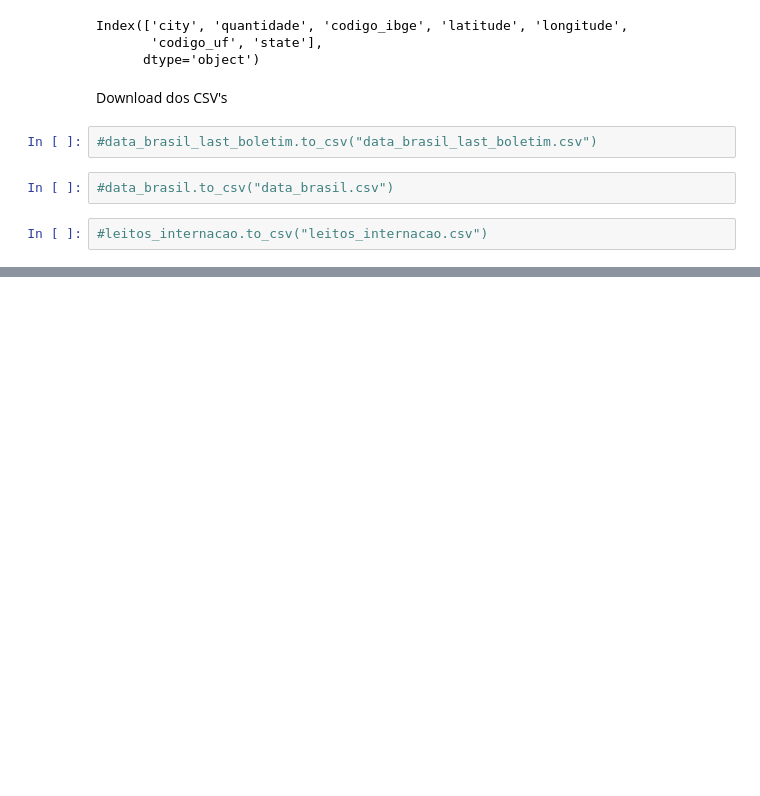
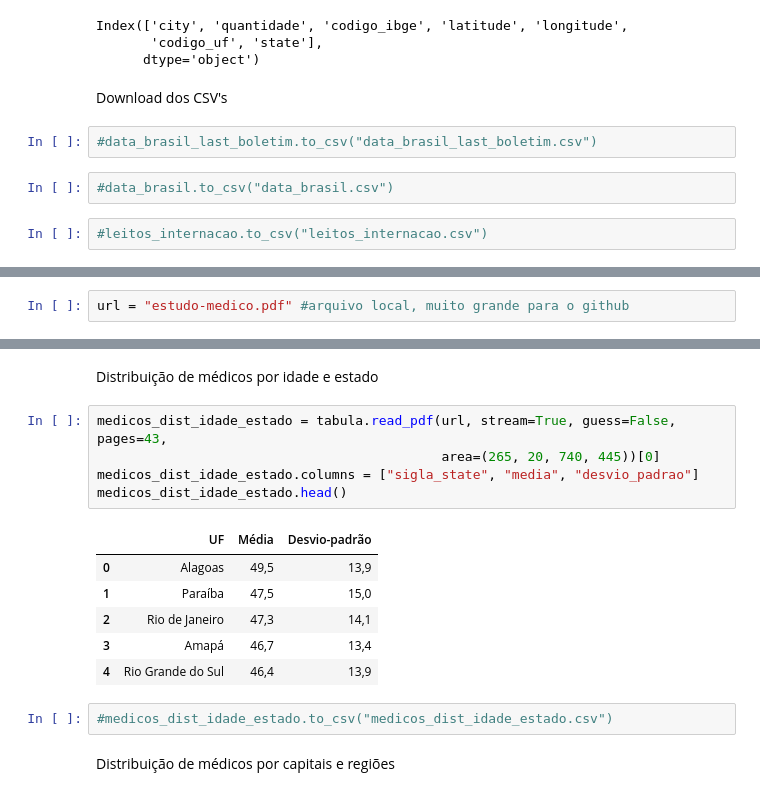
Before and after one commit to vilsonrodrigues/COVID19, a Jupyter notebook: Fraterno20.ipynb, the cells around one changed output, grey strips where cells are left out. Cells and saved outputs as stored; diff of their text form; blank space fills up the shorter version.

```diff
--- a/Fraterno20.ipynb
+++ b/Fraterno20.ipynb
@@ -314,0 +251,2 @@ if __name__ == "__main__": #Verificar
+# %%
+url = "estudo-medico.pdf" #arquivo local, muito grande para o github
@@ -314,0 +263,18 @@ if __name__ == "__main__": #Verificar
+# %% [markdown]
+Distribuição de médicos por idade e estado
+# %%
+medicos_dist_idade_estado = tabula.read_pdf(url, stream=True, guess=False, pages=43,
+                                            area=(265, 20, 740, 445))[0]
+medicos_dist_idade_estado.columns = ["sigla_state", "media", "desvio_padrao"]
+medicos_dist_idade_estado.head()
+# %% [output]
+|  | UF | Média | Desvio-padrão |
+| 0 | Alagoas | 49,5 | 13,9 |
+| 1 | Paraíba | 47,5 | 15,0 |
+| 2 | Rio de Janeiro | 47,3 | 14,1 |
+| 3 | Amapá | 46,7 | 13,4 |
+| 4 | Rio Grande do Sul | 46,4 | 13,9 |
+# %%
+#medicos_dist_idade_estado.to_csv("medicos_dist_idade_estado.csv")
+# %% [markdown]
+Distribuição de médicos por capitais e regiões
```
Also changed, not shown: parts of 18 cells of this notebook.
